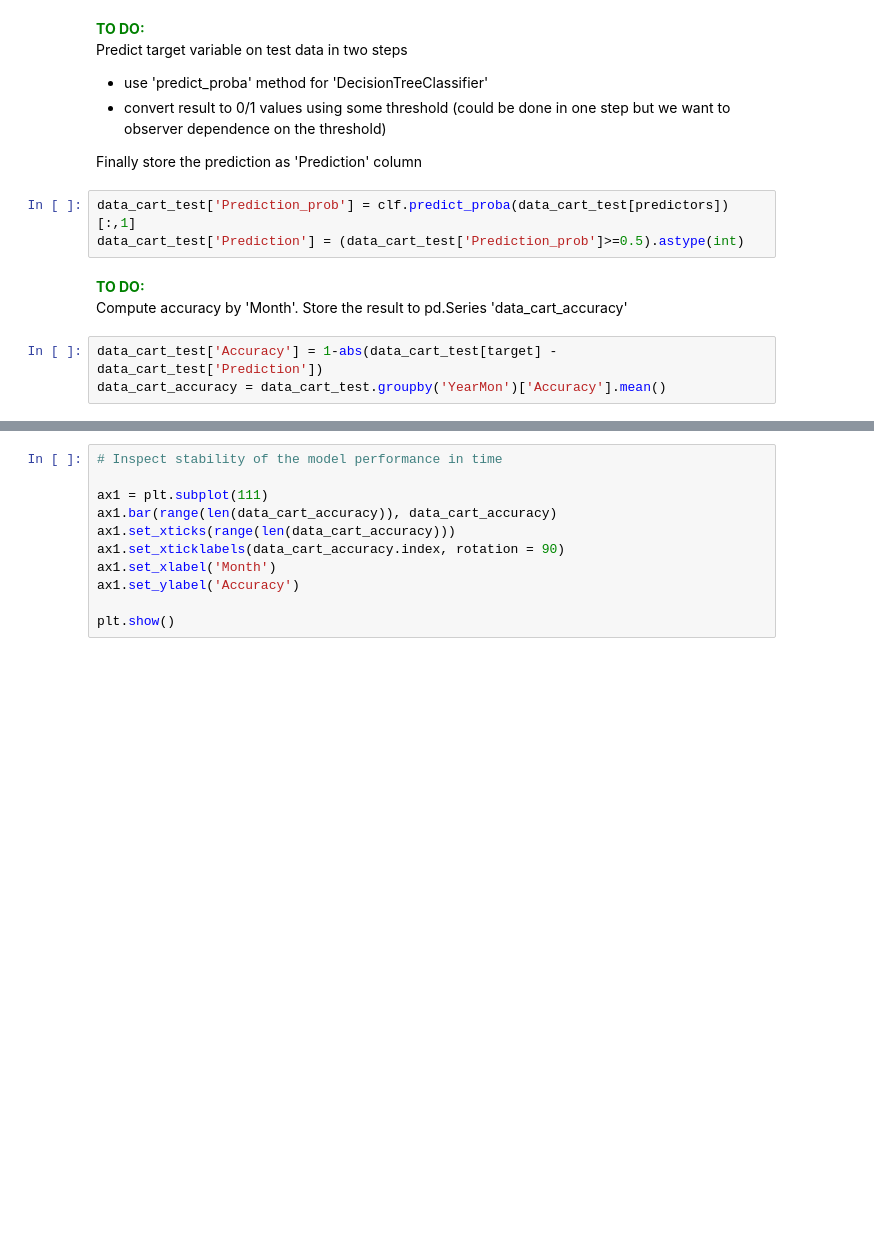
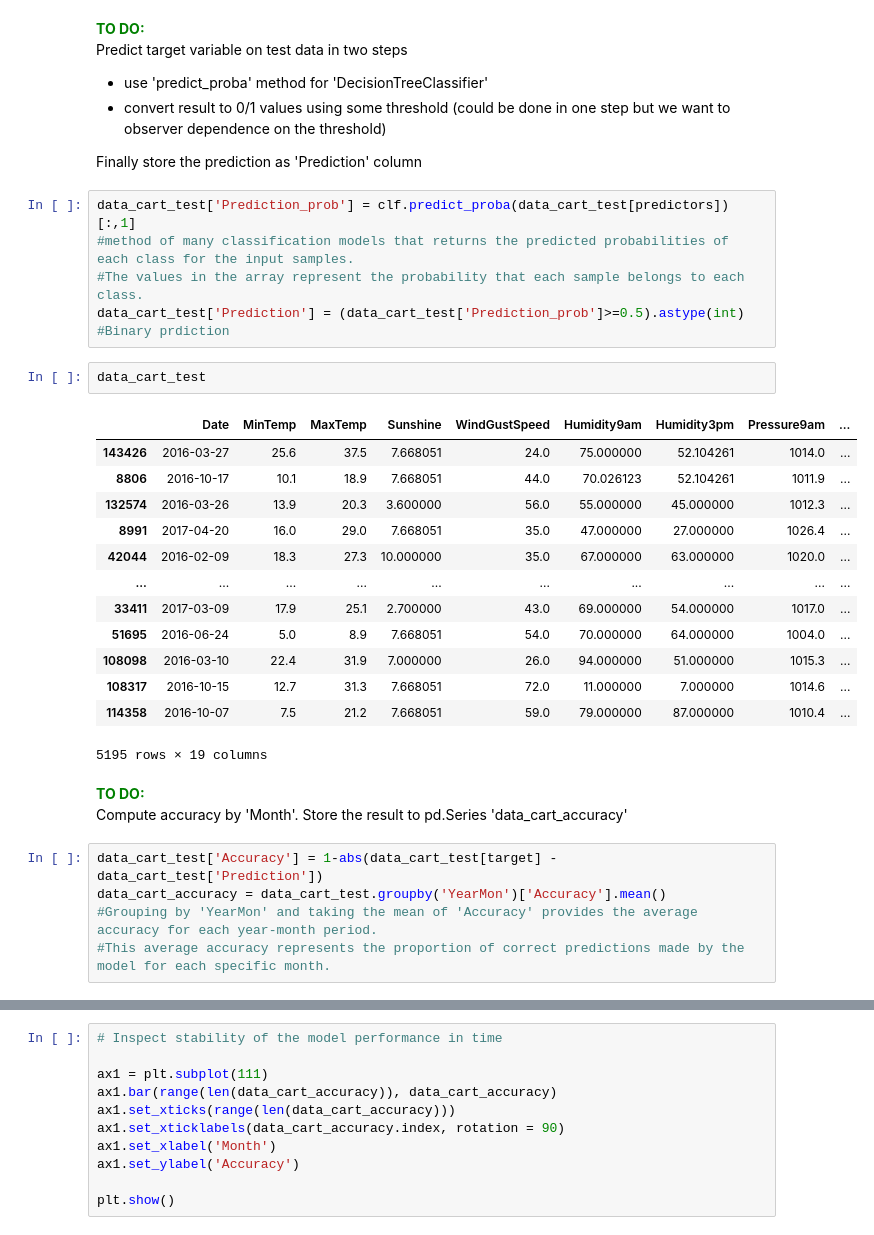
Before and after one commit to ancabenca/ds2-hw, a Jupyter notebook: OG-materials/04_decision_trees/trees_and_forest.ipynb, the cells around one changed output, grey strips where cells are left out. Cells and saved outputs as stored; diff of their text form; blank space fills up the shorter version.

```diff
--- a/OG-materials/04_decision_trees/trees_and_forest.ipynb
+++ b/OG-materials/04_decision_trees/trees_and_forest.ipynb
@@ -418,10 +457,31 @@ Predict target variable on test data in two steps
 Finally store the prediction as 'Prediction' column
 # %%
 data_cart_test['Prediction_prob'] = clf.predict_proba(data_cart_test[predictors])[:,1]
+#method of many classification models that returns the predicted probabilities of each class for the input samples.
+#The values in the array represent the probability that each sample belongs to each class.
 data_cart_test['Prediction'] = (data_cart_test['Prediction_prob']>=0.5).astype(int)
+#Binary prdiction
+# %%
+data_cart_test
+# %% [output]
+|  | Date | MinTemp | MaxTemp | Sunshine | WindGustSpeed | Humidity9am | Humidity3pm | Pressure9am | ... |
+| 143426 | 2016-03-27 | 25.6 | 37.5 | 7.668051 | 24.0 | 75.000000 | 52.104261 | 1014.0 | ... |
+| 8806 | 2016-10-17 | 10.1 | 18.9 | 7.668051 | 44.0 | 70.026123 | 52.104261 | 1011.9 | ... |
+| 132574 | 2016-03-26 | 13.9 | 20.3 | 3.600000 | 56.0 | 55.000000 | 45.000000 | 1012.3 | ... |
+| 8991 | 2017-04-20 | 16.0 | 29.0 | 7.668051 | 35.0 | 47.000000 | 27.000000 | 1026.4 | ... |
+| 42044 | 2016-02-09 | 18.3 | 27.3 | 10.000000 | 35.0 | 67.000000 | 63.000000 | 1020.0 | ... |
+| ... | ... | ... | ... | ... | ... | ... | ... | ... | ... |
+| 33411 | 2017-03-09 | 17.9 | 25.1 | 2.700000 | 43.0 | 69.000000 | 54.000000 | 1017.0 | ... |
+| 51695 | 2016-06-24 | 5.0 | 8.9 | 7.668051 | 54.0 | 70.000000 | 64.000000 | 1004.0 | ... |
+| 108098 | 2016-03-10 | 22.4 | 31.9 | 7.000000 | 26.0 | 94.000000 | 51.000000 | 1015.3 | ... |
+| 108317 | 2016-10-15 | 12.7 | 31.3 | 7.668051 | 72.0 | 11.000000 | 7.000000 | 1014.6 | ... |
+| 114358 | 2016-10-07 | 7.5 | 21.2 | 7.668051 | 59.0 | 79.000000 | 87.000000 | 1010.4 | ... |
+5195 rows × 19 columns
 # %% [markdown]
 <span style="color:green">**TO DO:** </span> \
 Compute accuracy by 'Month'. Store the result to pd.Series 'data_cart_accuracy'
 # %%
 data_cart_test['Accuracy'] = 1-abs(data_cart_test[target] - data_cart_test['Prediction'])
 data_cart_accuracy = data_cart_test.groupby('YearMon')['Accuracy'].mean()
+#Grouping by 'YearMon' and taking the mean of 'Accuracy' provides the average accuracy for each year-month period.
+#This average accuracy represents the proportion of correct predictions made by the model for each specific month.
```
Also changed, not shown: parts of 19 cells of this notebook, 12 other files.
